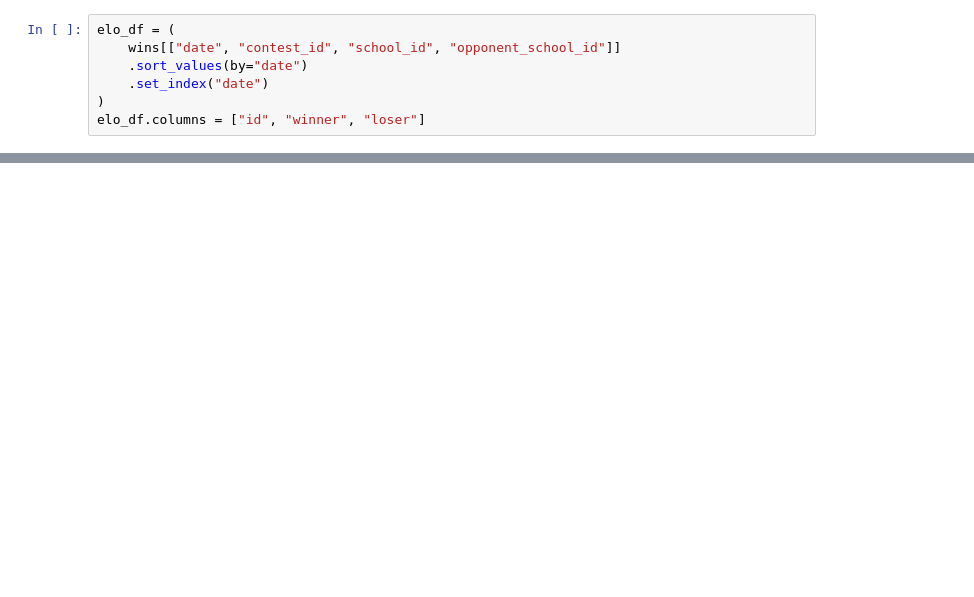
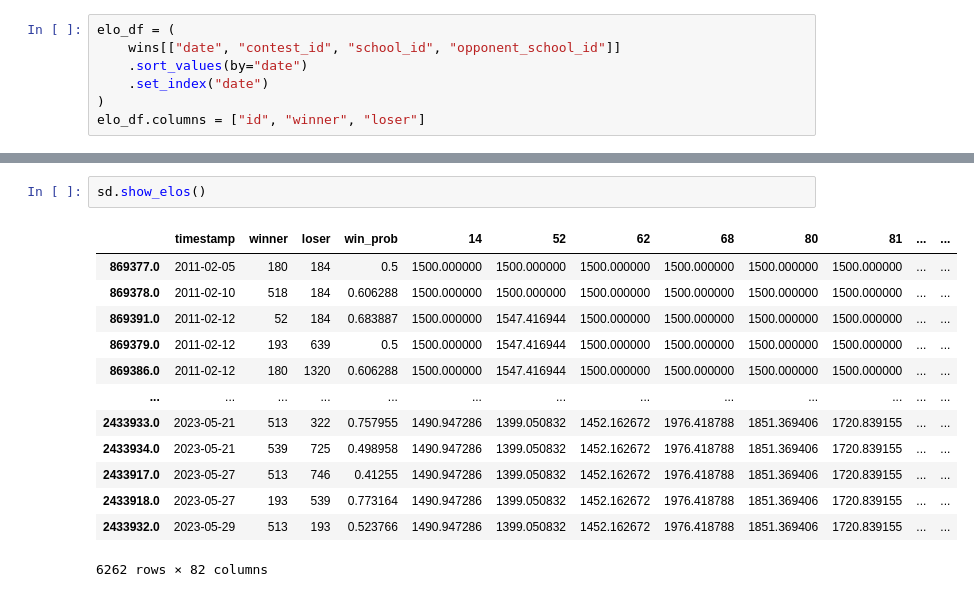
Before and after one commit to evanglas/lacrosse-analysis, a Jupyter notebook: elo_predictor.ipynb, the cells around one changed output, grey strips where cells are left out. Drawn from its saved outputs; the diff is of its cells as text; blank space fills up the shorter version.

```diff
--- a/elo_predictor.ipynb
+++ b/elo_predictor.ipynb
@@ -213,0 +219,16 @@ nf = df.rename(columns={school: schools.loc[school].school_name for school in df
+# %%
+sd.show_elos()
+# %% [output]
+|  | timestamp | winner | loser | win_prob | 14 | 52 | 62 | 68 | 80 | 81 | ... | ... |
+| 869377.0 | 2011-02-05 | 180 | 184 | 0.5 | 1500.000000 | 1500.000000 | 1500.000000 | 1500.000000 | 1500.000000 | 1500.000000 | ... | ... |
+| 869378.0 | 2011-02-10 | 518 | 184 | 0.606288 | 1500.000000 | 1500.000000 | 1500.000000 | 1500.000000 | 1500.000000 | 1500.000000 | ... | ... |
+| 869391.0 | 2011-02-12 | 52 | 184 | 0.683887 | 1500.000000 | 1547.416944 | 1500.000000 | 1500.000000 | 1500.000000 | 1500.000000 | ... | ... |
+| 869379.0 | 2011-02-12 | 193 | 639 | 0.5 | 1500.000000 | 1547.416944 | 1500.000000 | 1500.000000 | 1500.000000 | 1500.000000 | ... | ... |
+| 869386.0 | 2011-02-12 | 180 | 1320 | 0.606288 | 1500.000000 | 1547.416944 | 1500.000000 | 1500.000000 | 1500.000000 | 1500.000000 | ... | ... |
+| ... | ... | ... | ... | ... | ... | ... | ... | ... | ... | ... | ... | ... |
+| 2433933.0 | 2023-05-21 | 513 | 322 | 0.757955 | 1490.947286 | 1399.050832 | 1452.162672 | 1976.418788 | 1851.369406 | 1720.839155 | ... | ... |
+| 2433934.0 | 2023-05-21 | 539 | 725 | 0.498958 | 1490.947286 | 1399.050832 | 1452.162672 | 1976.418788 | 1851.369406 | 1720.839155 | ... | ... |
+| 2433917.0 | 2023-05-27 | 513 | 746 | 0.41255 | 1490.947286 | 1399.050832 | 1452.162672 | 1976.418788 | 1851.369406 | 1720.839155 | ... | ... |
+| 2433918.0 | 2023-05-27 | 193 | 539 | 0.773164 | 1490.947286 | 1399.050832 | 1452.162672 | 1976.418788 | 1851.369406 | 1720.839155 | ... | ... |
+| 2433932.0 | 2023-05-29 | 513 | 193 | 0.523766 | 1490.947286 | 1399.050832 | 1452.162672 | 1976.418788 | 1851.369406 | 1720.839155 | ... | ... |
+6262 rows × 82 columns
```
Also changed, not shown: parts of 32 cells of this notebook, 1 other file.
